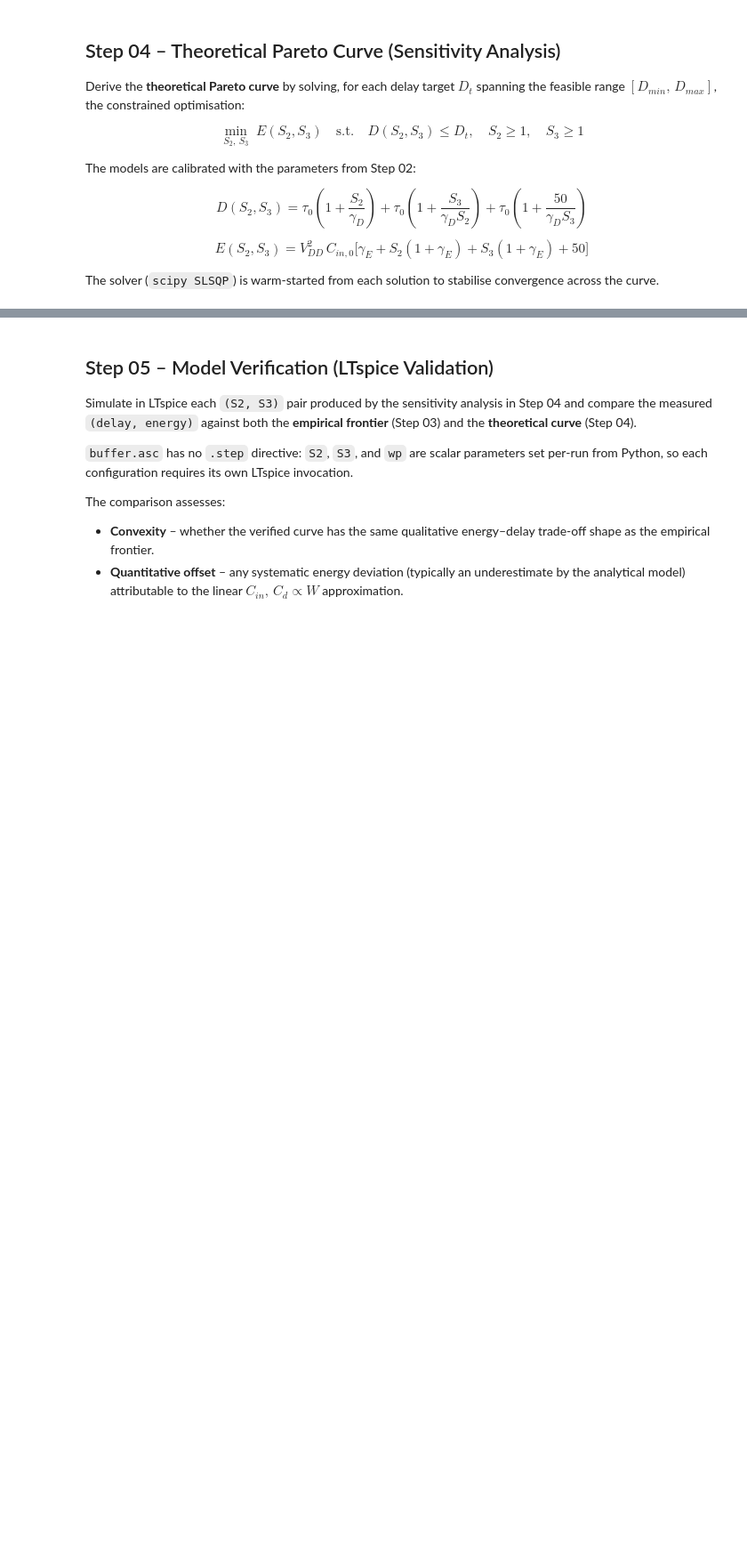
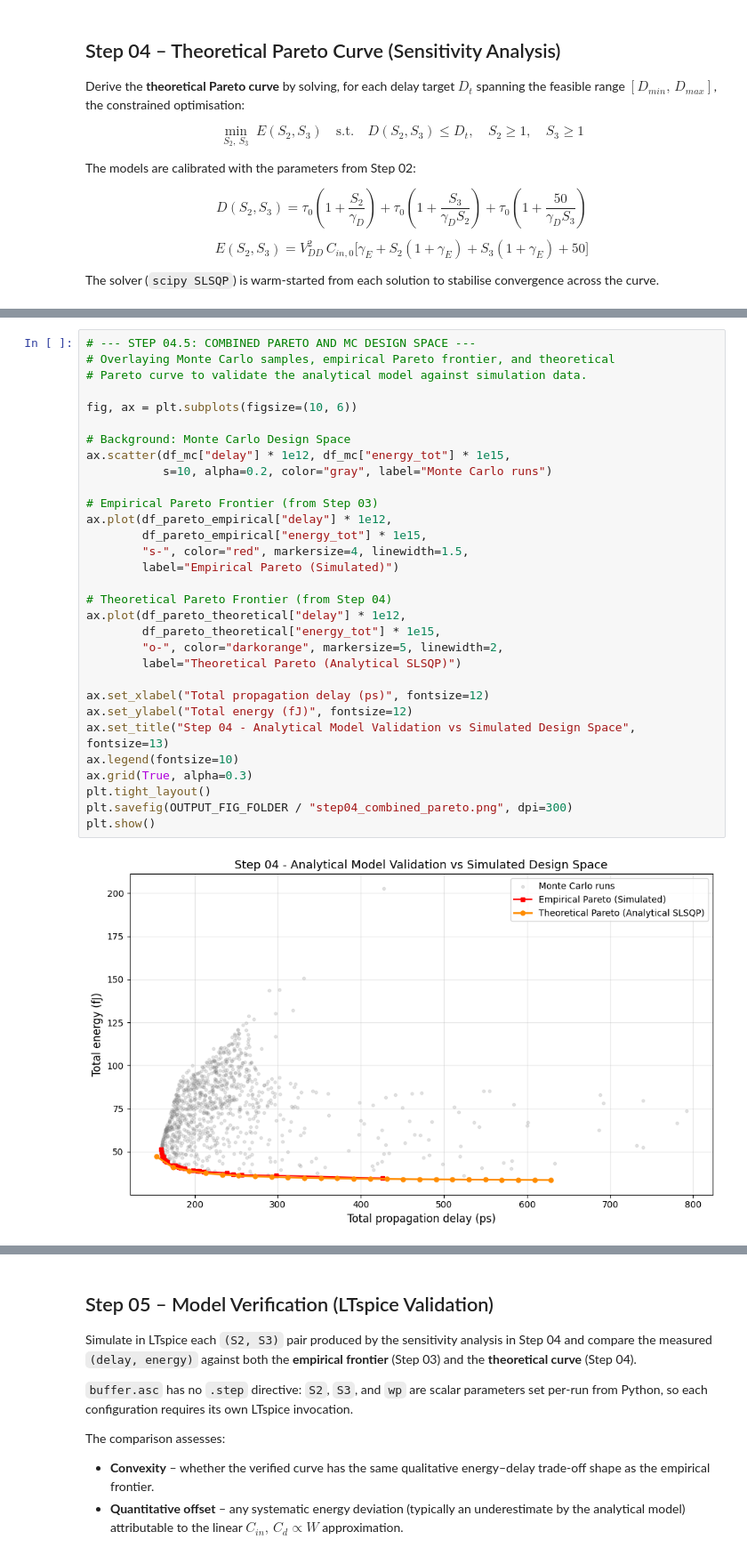
Before and after one commit to XBlayz/Low_power-projects, a Jupyter notebook: notebooks/project-01.ipynb, the cells around one changed output, grey strips where cells are left out. Shown at 89% size. Cells and saved outputs as stored; diff of their text form; blank space fills up the shorter version.

Commit message:
fix(project-01): Step 04 reviewed
Fixed optimization algorithm and added plots.

The step is correct.

```diff
--- a/notebooks/project-01.ipynb
+++ b/notebooks/project-01.ipynb
@@ -857,0 +919,33 @@ plt.show()
+# %%
+# --- STEP 04.5: COMBINED PARETO AND MC DESIGN SPACE ---
+# Overlaying Monte Carlo samples, empirical Pareto frontier, and theoretical
+# Pareto curve to validate the analytical model against simulation data.
+
+fig, ax = plt.subplots(figsize=(10, 6))
+
+# Background: Monte Carlo Design Space
+ax.scatter(df_mc["delay"] * 1e12, df_mc["energy_tot"] * 1e15,
+           s=10, alpha=0.2, color="gray", label="Monte Carlo runs")
+
+# Empirical Pareto Frontier (from Step 03)
+ax.plot(df_pareto_empirical["delay"] * 1e12,
+        df_pareto_empirical["energy_tot"] * 1e15,
+        "s-", color="red", markersize=4, linewidth=1.5,
+        label="Empirical Pareto (Simulated)")
+
+# Theoretical Pareto Frontier (from Step 04)
+ax.plot(df_pareto_theoretical["delay"] * 1e12,
+        df_pareto_theoretical["energy_tot"] * 1e15,
+        "o-", color="darkorange", markersize=5, linewidth=2,
+        label="Theoretical Pareto (Analytical SLSQP)")
+
+ax.set_xlabel("Total propagation delay (ps)", fontsize=12)
+ax.set_ylabel("Total energy (fJ)", fontsize=12)
+ax.set_title("Step 04 - Analytical Model Validation vs Simulated Design Space", fontsize=13)
+ax.legend(fontsize=10)
+ax.grid(True, alpha=0.3)
+plt.tight_layout()
+plt.savefig(OUTPUT_FIG_FOLDER / "step04_combined_pareto.png", dpi=300)
+plt.show()
+# %% [output]
+[figure, added]
```
Also changed, not shown: parts of 13 cells of this notebook.
